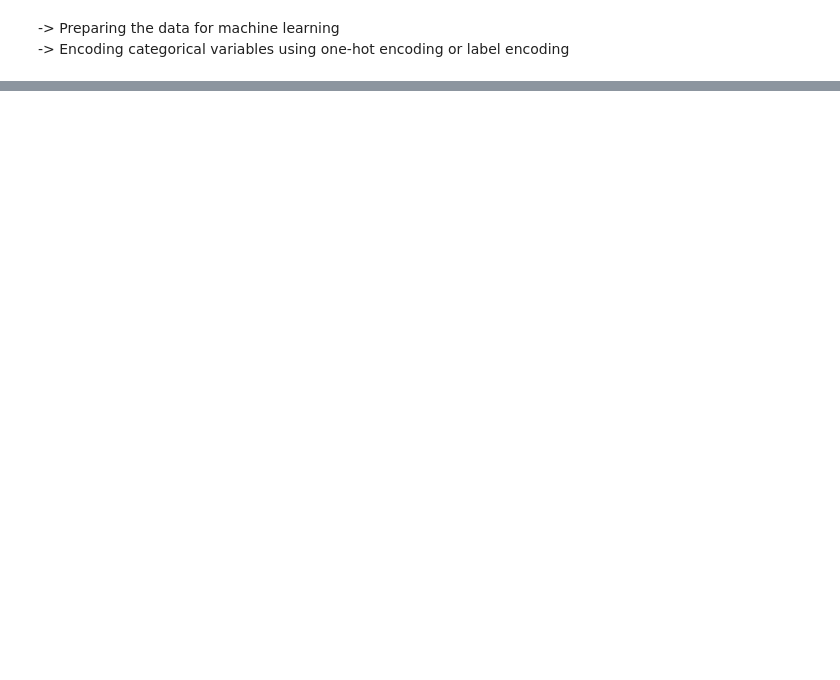
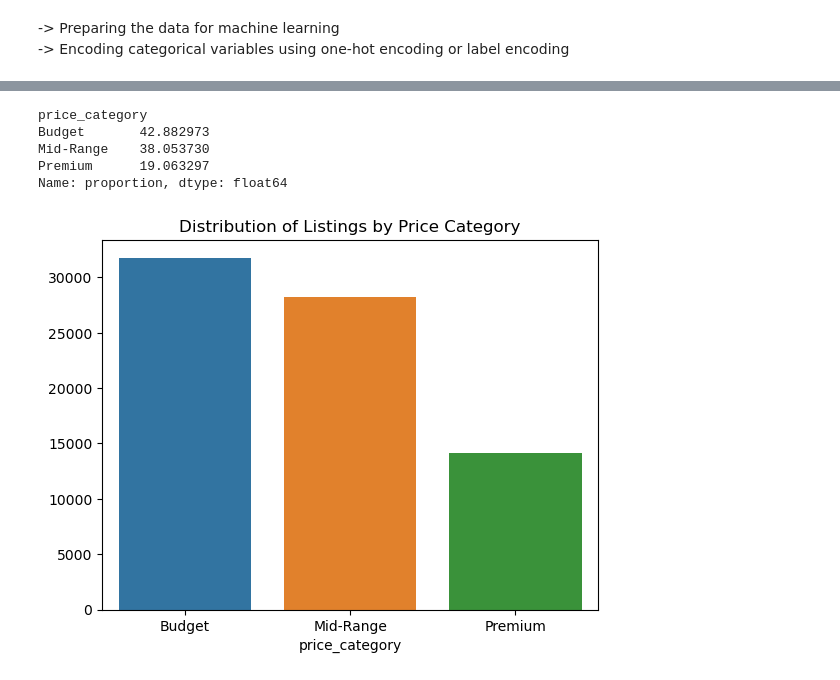
Before and after one commit to MM-Robin/data-analysis-project, a Jupyter notebook: AirBnb_price_dataset/airbnb-analysis.ipynb, the cells around one changed output, grey strips where cells are left out. Drawn from its saved outputs; the diff is of its cells as text; code cells hidden in the pictures; blank space fills up the shorter version.

```diff
--- a/AirBnb_price_dataset/airbnb-analysis.ipynb
+++ b/AirBnb_price_dataset/airbnb-analysis.ipynb
@@ -163,0 +377,19 @@ KeyError: "None of [Index(['property_type'], dtype='object')] are in the [column
+# %%
+data['price_category'].value_counts(normalize=True) * 100
+# %% [output]
+price_category
+Budget       42.882973
+Mid-Range    38.053730
+Premium      19.063297
+Name: proportion, dtype: float64
+# %%
+import seaborn as sns
+import matplotlib.pyplot as plt
+
+sns.barplot(x=data['price_category'].value_counts().index,
+            y=data['price_category'].value_counts().values)
+
+plt.title("Distribution of Listings by Price Category")
+plt.show()
+# %% [output]
+[figure, added]
```
Also changed, not shown: parts of 30 cells of this notebook, 6 other files.
